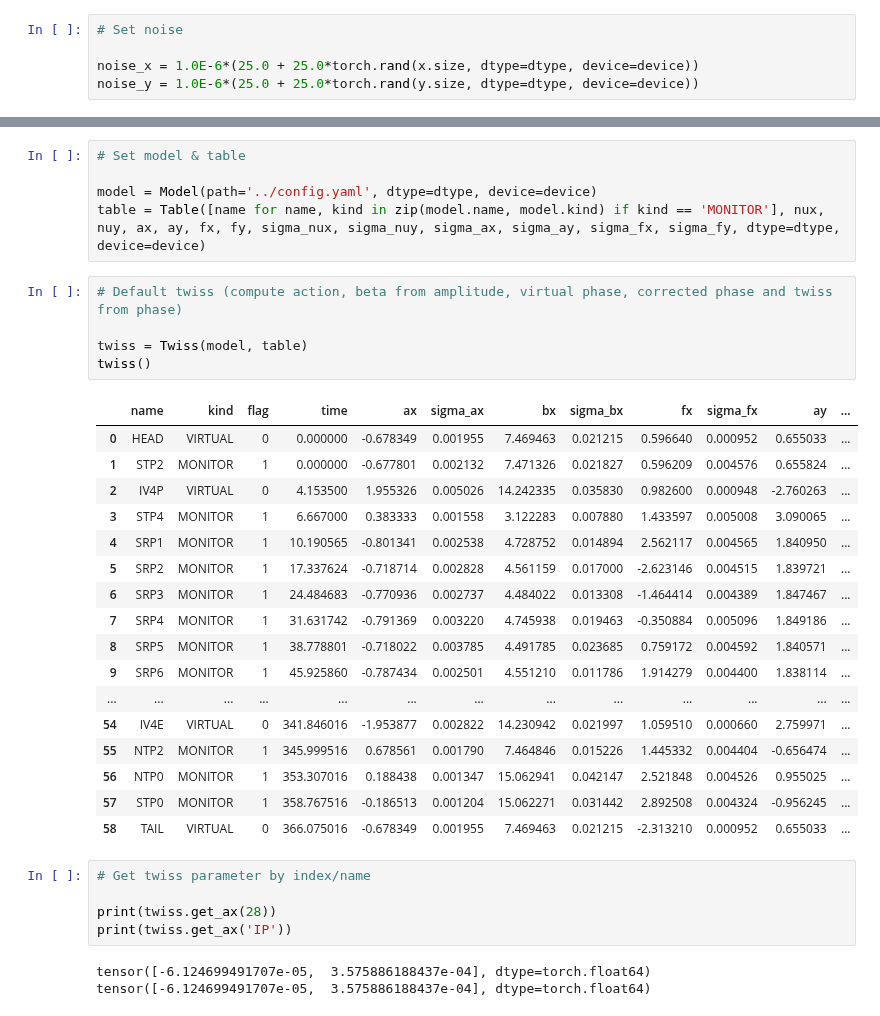
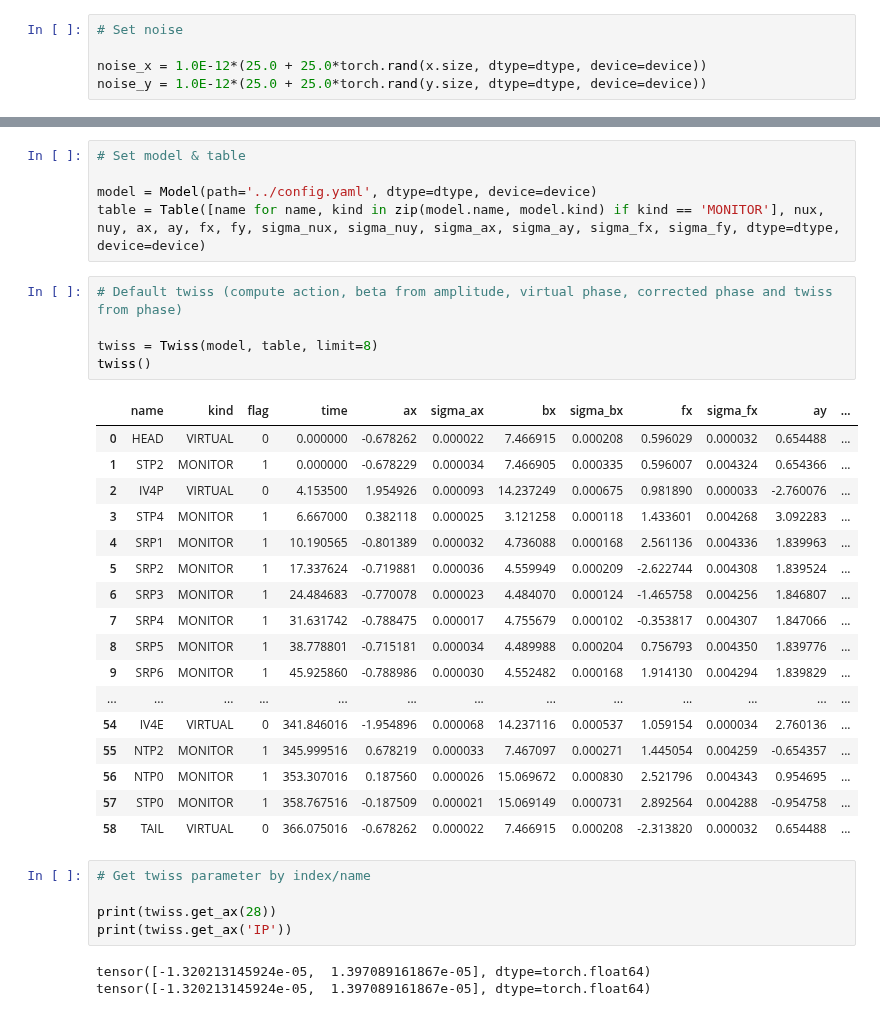
Before and after one commit to i-a-morozov/harmonica, a Jupyter notebook: notebook/nb_twiss.ipynb, the cells around one changed output, grey strips where cells are left out. Cells and saved outputs as stored; diff of their text form.

```diff
--- a/notebook/nb_twiss.ipynb
+++ b/notebook/nb_twiss.ipynb
@@ -1422,8 +1412,8 @@ _, _, ref_ay, ref_fy = result.T
 # %%
 # Set noise
 
-noise_x = 1.0E-6*(25.0 + 25.0*torch.rand(x.size, dtype=dtype, device=device))
-noise_y = 1.0E-6*(25.0 + 25.0*torch.rand(y.size, dtype=dtype, device=device))
+noise_x = 1.0E-12*(25.0 + 25.0*torch.rand(x.size, dtype=dtype, device=device))
+noise_y = 1.0E-12*(25.0 + 25.0*torch.rand(y.size, dtype=dtype, device=device))
 # %%
 # Compute frequency, amplitude and phase for x plane with noise
 
@@ -1506,34 +1496,34 @@ table = Table([name for name, kind in zip(model.name, model.kind) if kind == 'MO
 # %%
 # Default twiss (compute action, beta from amplitude, virtual phase, corrected phase and twiss from phase)
 
-twiss = Twiss(model, table)
+twiss = Twiss(model, table, limit=8)
 twiss()
 # %% [output]
 |  | name | kind | flag | time | ax | sigma_ax | bx | sigma_bx | fx | sigma_fx | ay | ... |
-| 0 | HEAD | VIRTUAL | 0 | 0.000000 | -0.678349 | 0.001955 | 7.469463 | 0.021215 | 0.596640 | 0.000952 | 0.655033 | ... |
-| 1 | STP2 | MONITOR | 1 | 0.000000 | -0.677801 | 0.002132 | 7.471326 | 0.021827 | 0.596209 | 0.004576 | 0.655824 | ... |
-| 2 | IV4P | VIRTUAL | 0 | 4.153500 | 1.955326 | 0.005026 | 14.242335 | 0.035830 | 0.982600 | 0.000948 | -2.760263 | ... |
-| 3 | STP4 | MONITOR | 1 | 6.667000 | 0.383333 | 0.001558 | 3.122283 | 0.007880 | 1.433597 | 0.005008 | 3.090065 | ... |
-| 4 | SRP1 | MONITOR | 1 | 10.190565 | -0.801341 | 0.002538 | 4.728752 | 0.014894 | 2.562117 | 0.004565 | 1.840950 | ... |
-| 5 | SRP2 | MONITOR | 1 | 17.337624 | -0.718714 | 0.002828 | 4.561159 | 0.017000 | -2.623146 | 0.004515 | 1.839721 | ... |
-| 6 | SRP3 | MONITOR | 1 | 24.484683 | -0.770936 | 0.002737 | 4.484022 | 0.013308 | -1.464414 | 0.004389 | 1.847467 | ... |
-| 7 | SRP4 | MONITOR | 1 | 31.631742 | -0.791369 | 0.003220 | 4.745938 | 0.019463 | -0.350884 | 0.005096 | 1.849186 | ... |
-| 8 | SRP5 | MONITOR | 1 | 38.778801 | -0.718022 | 0.003785 | 4.491785 | 0.023685 | 0.759172 | 0.004592 | 1.840571 | ... |
-| 9 | SRP6 | MONITOR | 1 | 45.925860 | -0.787434 | 0.002501 | 4.551210 | 0.011786 | 1.914279 | 0.004400 | 1.838114 | ... |
+| 0 | HEAD | VIRTUAL | 0 | 0.000000 | -0.678262 | 0.000022 | 7.466915 | 0.000208 | 0.596029 | 0.000032 | 0.654488 | ... |
+| 1 | STP2 | MONITOR | 1 | 0.000000 | -0.678229 | 0.000034 | 7.466905 | 0.000335 | 0.596007 | 0.004324 | 0.654366 | ... |
+| 2 | IV4P | VIRTUAL | 0 | 4.153500 | 1.954926 | 0.000093 | 14.237249 | 0.000675 | 0.981890 | 0.000033 | -2.760076 | ... |
+| 3 | STP4 | MONITOR | 1 | 6.667000 | 0.382118 | 0.000025 | 3.121258 | 0.000118 | 1.433601 | 0.004268 | 3.092283 | ... |
+| 4 | SRP1 | MONITOR | 1 | 10.190565 | -0.801389 | 0.000032 | 4.736088 | 0.000168 | 2.561136 | 0.004336 | 1.839963 | ... |
+| 5 | SRP2 | MONITOR | 1 | 17.337624 | -0.719881 | 0.000036 | 4.559949 | 0.000209 | -2.622744 | 0.004308 | 1.839524 | ... |
+| 6 | SRP3 | MONITOR | 1 | 24.484683 | -0.770078 | 0.000023 | 4.484070 | 0.000124 | -1.465758 | 0.004256 | 1.846807 | ... |
+| 7 | SRP4 | MONITOR | 1 | 31.631742 | -0.788475 | 0.000017 | 4.755679 | 0.000102 | -0.353817 | 0.004307 | 1.847066 | ... |
+| 8 | SRP5 | MONITOR | 1 | 38.778801 | -0.715181 | 0.000034 | 4.489988 | 0.000204 | 0.756793 | 0.004350 | 1.839776 | ... |
+| 9 | SRP6 | MONITOR | 1 | 45.925860 | -0.788986 | 0.000030 | 4.552482 | 0.000168 | 1.914130 | 0.004294 | 1.839829 | ... |
 | ... | ... | ... | ... | ... | ... | ... | ... | ... | ... | ... | ... | ... |
-| 54 | IV4E | VIRTUAL | 0 | 341.846016 | -1.953877 | 0.002822 | 14.230942 | 0.021997 | 1.059510 | 0.000660 | 2.759971 | ... |
-| 55 | NTP2 | MONITOR | 1 | 345.999516 | 0.678561 | 0.001790 | 7.464846 | 0.015226 | 1.445332 | 0.004404 | -0.656474 | ... |
-| 56 | NTP0 | MONITOR | 1 | 353.307016 | 0.188438 | 0.001347 | 15.062941 | 0.042147 | 2.521848 | 0.004526 | 0.955025 | ... |
-| 57 | STP0 | MONITOR | 1 | 358.767516 | -0.186513 | 0.001204 | 15.062271 | 0.031442 | 2.892508 | 0.004324 | -0.956245 | ... |
-| 58 | TAIL | VIRTUAL | 0 | 366.075016 | -0.678349 | 0.001955 | 7.469463 | 0.021215 | -2.313210 | 0.000952 | 0.655033 | ... |
+| 54 | IV4E | VIRTUAL | 0 | 341.846016 | -1.954896 | 0.000068 | 14.237116 | 0.000537 | 1.059154 | 0.000034 | 2.760136 | ... |
+| 55 | NTP2 | MONITOR | 1 | 345.999516 | 0.678219 | 0.000033 | 7.467097 | 0.000271 | 1.445054 | 0.004259 | -0.654357 | ... |
+| 56 | NTP0 | MONITOR | 1 | 353.307016 | 0.187560 | 0.000026 | 15.069672 | 0.000830 | 2.521796 | 0.004343 | 0.954695 | ... |
+| 57 | STP0 | MONITOR | 1 | 358.767516 | -0.187509 | 0.000021 | 15.069149 | 0.000731 | 2.892564 | 0.004288 | -0.954758 | ... |
+| 58 | TAIL | VIRTUAL | 0 | 366.075016 | -0.678262 | 0.000022 | 7.466915 | 0.000208 | -2.313820 | 0.000032 | 0.654488 | ... |
 # %%
 # Get twiss parameter by index/name
 
 print(twiss.get_ax(28))
 print(twiss.get_ax('IP'))
 # %% [output]
-tensor([-6.124699491707e-05,  3.575886188437e-04], dtype=torch.float64)
-tensor([-6.124699491707e-05,  3.575886188437e-04], dtype=torch.float64)
+tensor([-1.320213145924e-05,  1.397089161867e-05], dtype=torch.float64)
+tensor([-1.320213145924e-05,  1.397089161867e-05], dtype=torch.float64)
 # %%
 # Get all twiss parameters by index/name
 
```
Also changed, not shown: parts of 30 cells of this notebook, 6 other files.
